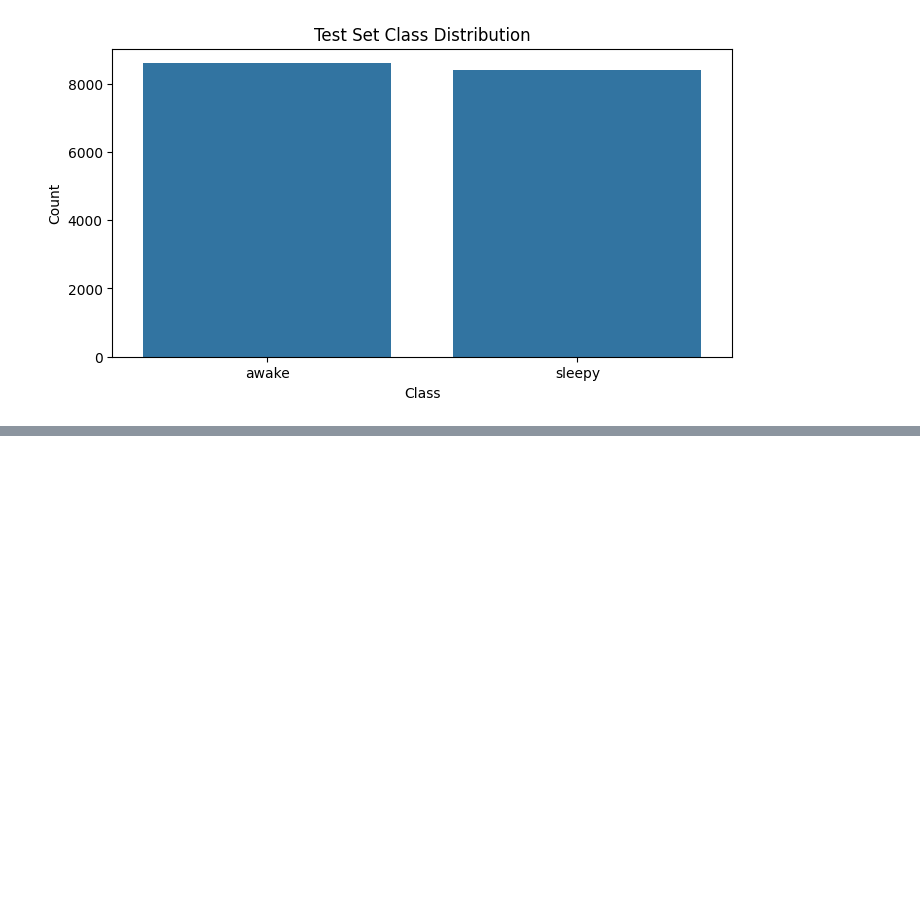
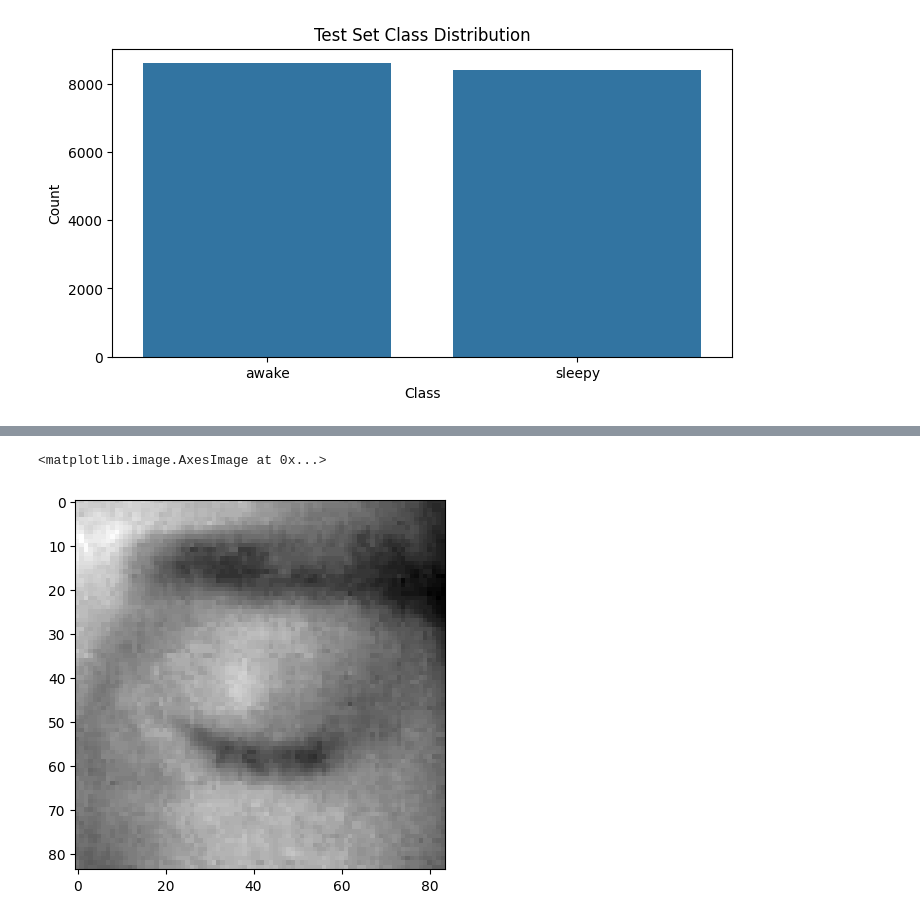
Before and after one commit to Harbhajan-Kaur/final_project_Harbhajan_Kaur, a Jupyter notebook: Kaggle_import.ipynb, the cells around one changed output, grey strips where cells are left out. Cells and saved outputs as stored; diff of their text form; code cells hidden in the pictures; blank space fills up the shorter version.

```diff
--- a/Kaggle_import.ipynb
+++ b/Kaggle_import.ipynb
@@ -146,0 +156,7 @@ plot_class_distribution(test_generator, 'Test Set Class Distribution')
+# %%
+img_array=cv2.imread("/content/data/train/sleepy/s0001_00002_0_0_0_0_0_01.png",cv2.IMREAD_GRAYSCALE)
+# %%
+plt.imshow(img_array,cmap="gray")
+# %% [output]
+<matplotlib.image.AxesImage at 0x...>
+[figure, added]
```
Also changed, not shown: parts of 9 cells of this notebook.
